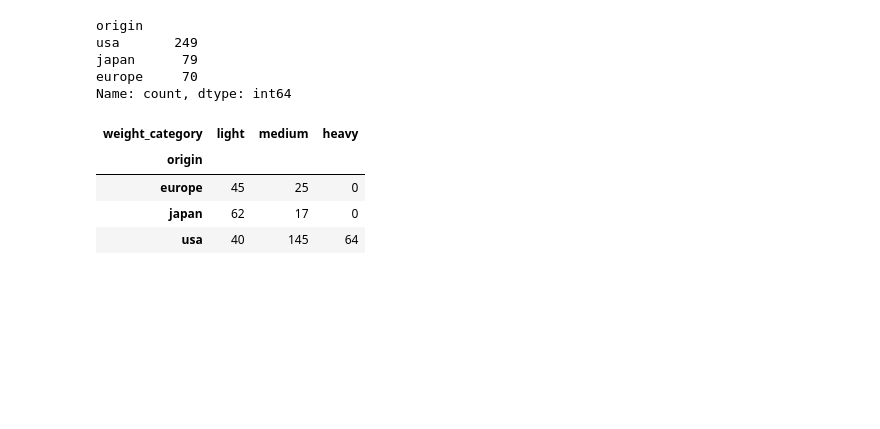
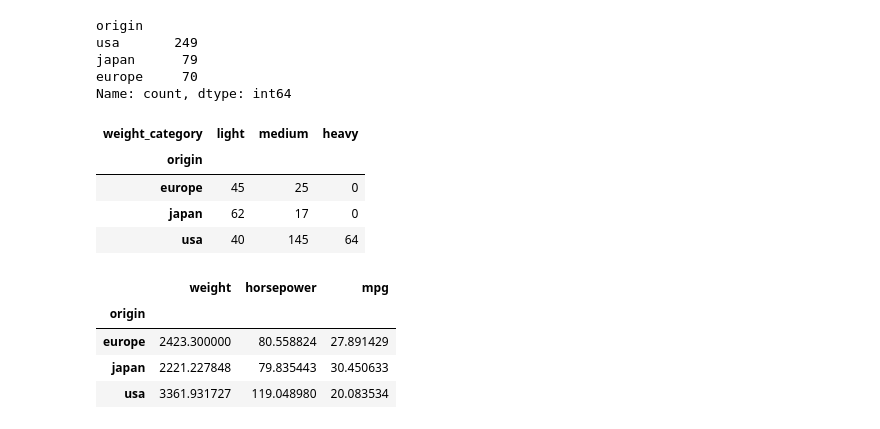
Before and after one commit to get-to-work-together/Defensie-Python-Traject, a Jupyter notebook: Cursus/Dag 6/demo_pandas.ipynb, the cells around one changed output. Cells and saved outputs as stored; diff of their text form; code cells hidden in the pictures; blank space fills up the shorter version.

```diff
--- a/Cursus/Dag 6/demo_pandas.ipynb
+++ b/Cursus/Dag 6/demo_pandas.ipynb
@@ -218,3 +218,11 @@ pd.pivot_table(df, index='origin', columns='weight_category', aggfunc='size', fi
 | europe | 45 | 25 | 0 |
 | japan | 62 | 17 | 0 |
 | usa | 40 | 145 | 64 |
+# %%
+df.groupby('origin').agg({'weight':'mean', 'horsepower':'mean', 'mpg':'mean'})
+# %% [output]
+|  | weight | horsepower | mpg |
+| origin |  |  |  |
+| europe | 2423.300000 | 80.558824 | 27.891429 |
+| japan | 2221.227848 | 79.835443 | 30.450633 |
+| usa | 3361.931727 | 119.048980 | 20.083534 |
```
Also changed, not shown: parts of 4 cells of this notebook, 9 other files.
